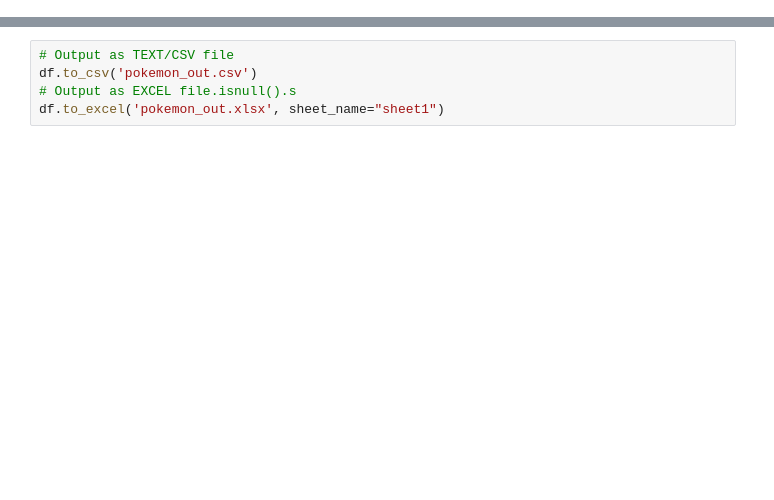
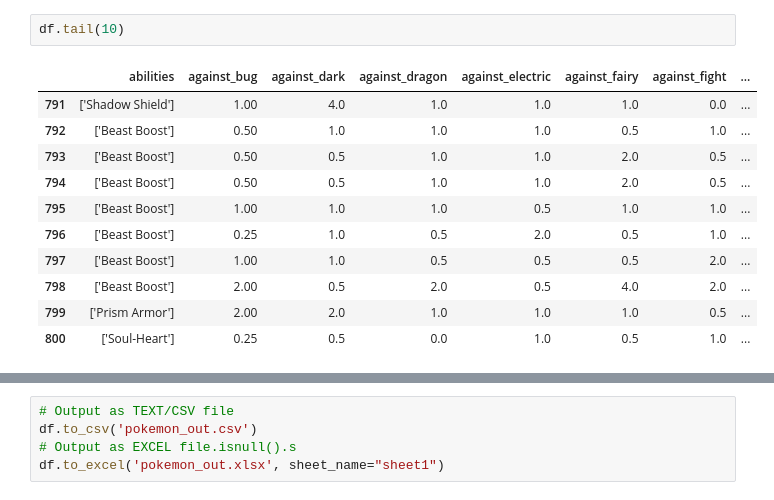
Before and after one commit to Pepsico-Python-PEP-Club/PANDAS_BEGINNER_TRAINING_2021, a Jupyter notebook: ppc_pandas_beginners.ipynb, the cells around one changed output, grey strips where cells are left out. Saved outputs shown, nothing was run; the diff lists cells and outputs as text; blank space fills up the shorter version.

```diff
--- a/ppc_pandas_beginners.ipynb
+++ b/ppc_pandas_beginners.ipynb
@@ -32,0 +54,14 @@ df = pd.read_excel('pokemon.xlsx', sheet_name='sheet1', engine="openpyxl")
+# %%
+df.tail(10)
+# %% [output]
+|  | abilities | against_bug | against_dark | against_dragon | against_electric | against_fairy | against_fight | ... |
+| 791 | ['Shadow Shield'] | 1.00 | 4.0 | 1.0 | 1.0 | 1.0 | 0.0 | ... |
+| 792 | ['Beast Boost'] | 0.50 | 1.0 | 1.0 | 1.0 | 0.5 | 1.0 | ... |
+| 793 | ['Beast Boost'] | 0.50 | 0.5 | 1.0 | 1.0 | 2.0 | 0.5 | ... |
+| 794 | ['Beast Boost'] | 0.50 | 0.5 | 1.0 | 1.0 | 2.0 | 0.5 | ... |
+| 795 | ['Beast Boost'] | 1.00 | 1.0 | 1.0 | 0.5 | 1.0 | 1.0 | ... |
+| 796 | ['Beast Boost'] | 0.25 | 1.0 | 0.5 | 2.0 | 0.5 | 1.0 | ... |
+| 797 | ['Beast Boost'] | 1.00 | 1.0 | 0.5 | 0.5 | 0.5 | 2.0 | ... |
+| 798 | ['Beast Boost'] | 2.00 | 0.5 | 2.0 | 0.5 | 4.0 | 2.0 | ... |
+| 799 | ['Prism Armor'] | 2.00 | 2.0 | 1.0 | 1.0 | 1.0 | 0.5 | ... |
+| 800 | ['Soul-Heart'] | 0.25 | 0.5 | 0.0 | 1.0 | 0.5 | 1.0 | ... |
```
Also changed, not shown: parts of 24 cells of this notebook, 3 other files.
